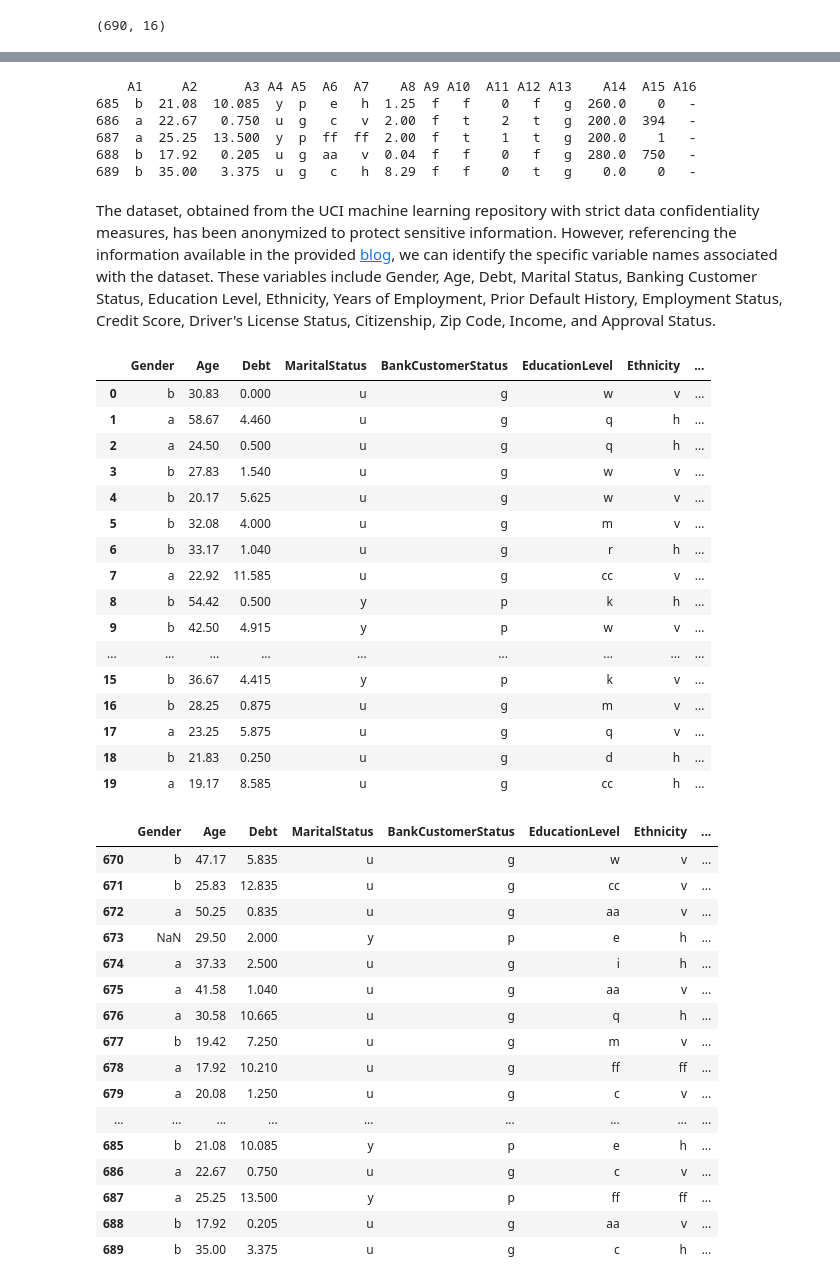
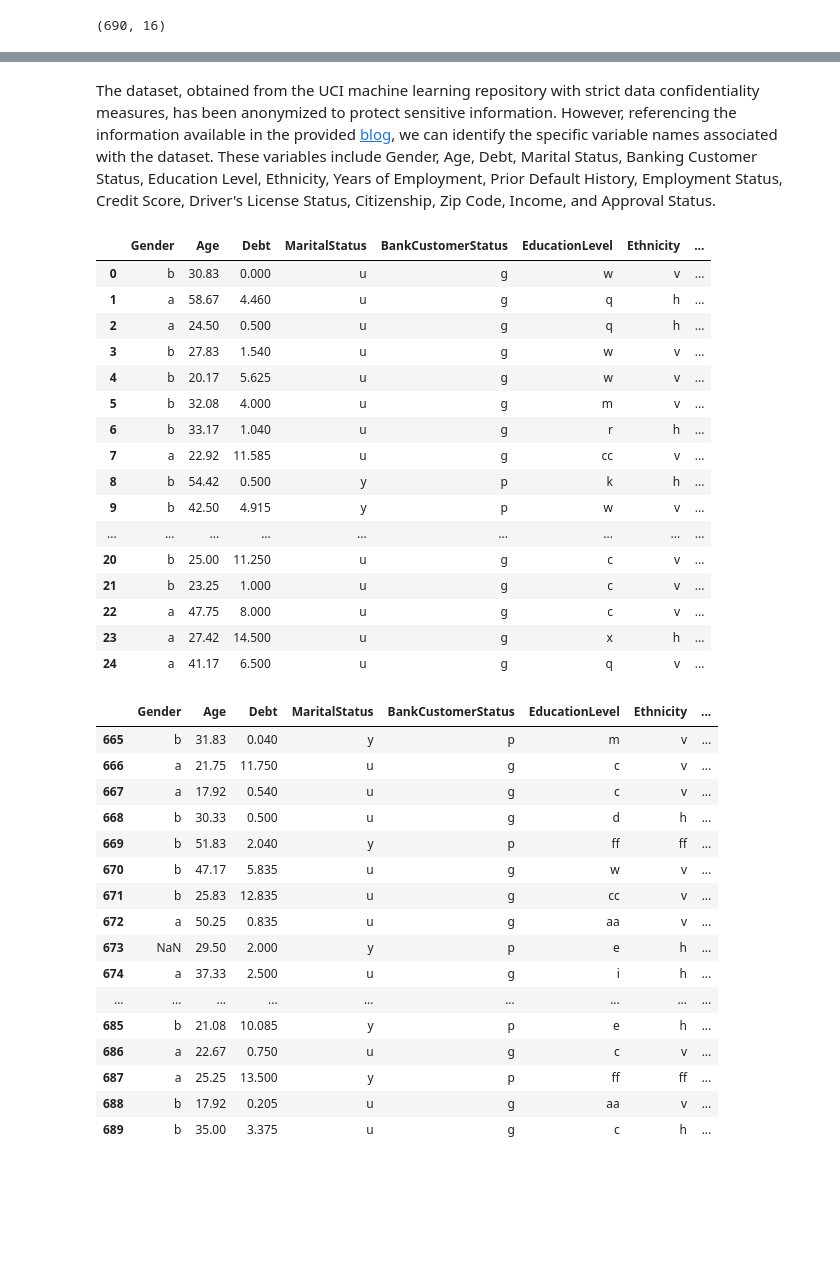
Before and after one commit to Bubly28/Credit-Card-Approval, a Jupyter notebook: DS_Project.ipynb, the cells around one changed output, grey strips where cells are left out. Drawn from its saved outputs; the diff is of its cells as text; code cells hidden in the pictures; blank space fills up the shorter version.

```diff
--- a/DS_Project.ipynb
+++ b/DS_Project.ipynb
@@ -100,13 +104,3 @@ print(dataframe.head())
-# %%
-#Printing the tail of the dataframe
-print(dataframe.tail())
-# %% [output]
-    A1     A2      A3 A4 A5  A6  A7    A8 A9 A10  A11 A12 A13    A14  A15 A16
-685  b  21.08  10.085  y  p   e   h  1.25  f   f    0   f   g  260.0    0   -
-686  a  22.67   0.750  u  g   c   v  2.00  f   t    2   t   g  200.0  394   -
-687  a  25.25  13.500  y  p  ff  ff  2.00  f   t    1   t   g  200.0    1   -
-688  b  17.92   0.205  u  g  aa   v  0.04  f   f    0   f   g  280.0  750   -
-689  b  35.00   3.375  u  g   c   h  8.29  f   f    0   t   g    0.0    0   -
 # %% [markdown]
 The dataset, obtained from the UCI machine learning repository with strict data confidentiality measures, has been anonymized to protect sensitive information. However, referencing the information available in the provided [blog](https://rstudio-pubs-static.s3.amazonaws.com/73039_9946de135c0a49daa7a0a9eda4a67a72.html), we can identify the specific variable names associated with the dataset. These variables include Gender, Age, Debt, Marital Status, Banking Customer Status, Education Level, Ethnicity, Years of Employment, Prior Default History, Employment Status, Credit Score, Driver's License Status, Citizenship, Zip Code, Income, and Approval Status.
 # %%
@@ -116,7 +110,7 @@ dataframe.columns = dataframe_cols
 # %%
 #Displaying the data after changing variable names
 #Head
-dataframe.head(20)
+dataframe.head(25)
 # %% [output]
 |  | Gender | Age | Debt | MaritalStatus | BankCustomerStatus | EducationLevel | Ethnicity | ... |
 | 0 | b | 30.83 | 0.000 | u | g | w | v | ... |
@@ -130,26 +124,26 @@ dataframe.head(20)
 | 8 | b | 54.42 | 0.500 | y | p | k | h | ... |
 | 9 | b | 42.50 | 4.915 | y | p | w | v | ... |
 | ... | ... | ... | ... | ... | ... | ... | ... | ... |
-| 15 | b | 36.67 | 4.415 | y | p | k | v | ... |
-| 16 | b | 28.25 | 0.875 | u | g | m | v | ... |
-| 17 | a | 23.25 | 5.875 | u | g | q | v | ... |
-| 18 | b | 21.83 | 0.250 | u | g | d | h | ... |
-| 19 | a | 19.17 | 8.585 | u | g | cc | h | ... |
+| 20 | b | 25.00 | 11.250 | u | g | c | v | ... |
+| 21 | b | 23.25 | 1.000 | u | g | c | v | ... |
+| 22 | a | 47.75 | 8.000 | u | g | c | v | ... |
+| 23 | a | 27.42 | 14.500 | u | g | x | h | ... |
+| 24 | a | 41.17 | 6.500 | u | g | q | v | ... |
 # %%
 #Tail
-dataframe.tail(20)
+dataframe.tail(25)
 # %% [output]
 |  | Gender | Age | Debt | MaritalStatus | BankCustomerStatus | EducationLevel | Ethnicity | ... |
+| 665 | b | 31.83 | 0.040 | y | p | m | v | ... |
+| 666 | a | 21.75 | 11.750 | u | g | c | v | ... |
+| 667 | a | 17.92 | 0.540 | u | g | c | v | ... |
+| 668 | b | 30.33 | 0.500 | u | g | d | h | ... |
+| 669 | b | 51.83 | 2.040 | y | p | ff | ff | ... |
 | 670 | b | 47.17 | 5.835 | u | g | w | v | ... |
 | 671 | b | 25.83 | 12.835 | u | g | cc | v | ... |
 | 672 | a | 50.25 | 0.835 | u | g | aa | v | ... |
 | 673 | NaN | 29.50 | 2.000 | y | p | e | h | ... |
 | 674 | a | 37.33 | 2.500 | u | g | i | h | ... |
-| 675 | a | 41.58 | 1.040 | u | g | aa | v | ... |
-| 676 | a | 30.58 | 10.665 | u | g | q | h | ... |
-| 677 | b | 19.42 | 7.250 | u | g | m | v | ... |
-| 678 | a | 17.92 | 10.210 | u | g | ff | ff | ... |
-| 679 | a | 20.08 | 1.250 | u | g | c | v | ... |
 | ... | ... | ... | ... | ... | ... | ... | ... | ... |
 | 685 | b | 21.08 | 10.085 | y | p | e | h | ... |
 | 686 | a | 22.67 | 0.750 | u | g | c | v | ... |
```
Also changed, not shown: parts of 10 cells of this notebook.
